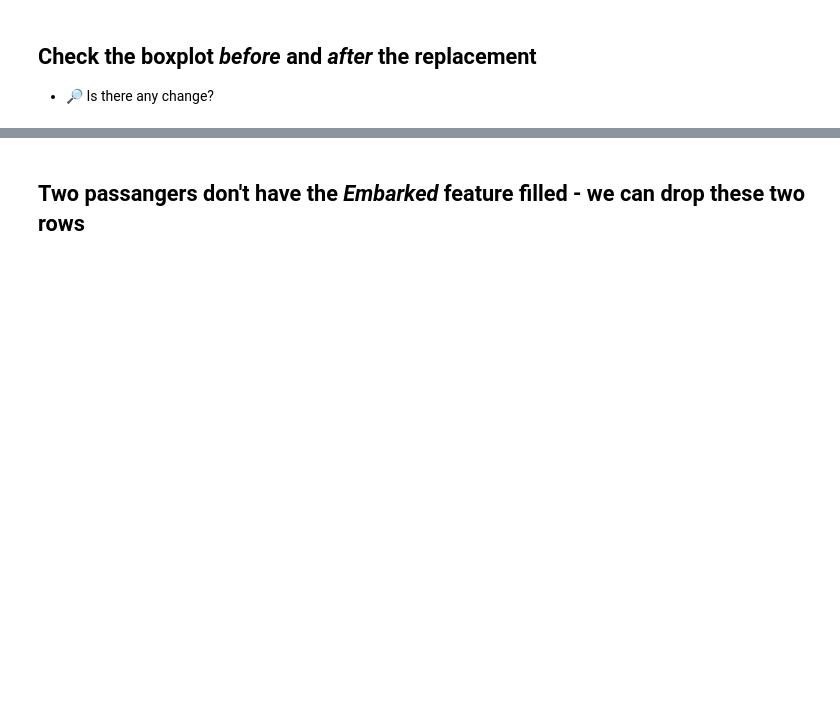
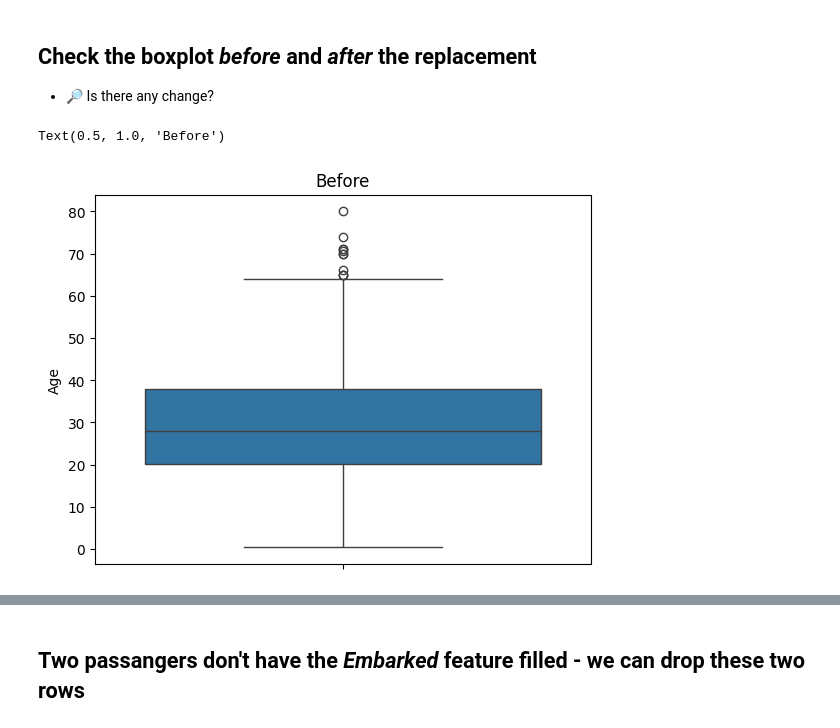
Before and after one commit to lubsar/EFREI-Introduction-to-Machine-Learning, a Jupyter notebook: iml_08.ipynb, the cells around one changed output, grey strips where cells are left out. Drawn from its saved outputs; the diff is of its cells as text; code cells hidden in the pictures; blank space fills up the shorter version.

```diff
--- a/iml_08.ipynb
+++ b/iml_08.ipynb
@@ -105,3 +140,6 @@ Name: count, dtype: int64
 # 🔎 Which features would you drop and why?
 # %% [markdown]
 ## Let's drop Name and Ticket features - these have no use for us now
+# %%
+df = df.drop(['Name', 'Ticket'], axis=1)
+df
@@ -116,3 +169,5 @@ Name: count, dtype: int64
 3) If the value is *nan* use *U* value as an replacement - this will mark the passangers with missing Cabin value
 
 4) Replace the T value with A
+# %%
+df.Cabin = df.Cabin.astype(str).apply(lambda x: x[0] if x != 'nan' else 'U').replace({'T': 'A'})
@@ -131,3 +199,8 @@ Name: count, dtype: int64
 # %% [markdown]
 ## Check the boxplot *before* and *after* the replacement
 * 🔎 Is there any change?
+# %%
+sns.boxplot(y=df.Age).set_title('Before')
+# %% [output]
+Text(0.5, 1.0, 'Before')
+[figure, added]
```
Also changed, not shown: parts of 24 cells of this notebook.
